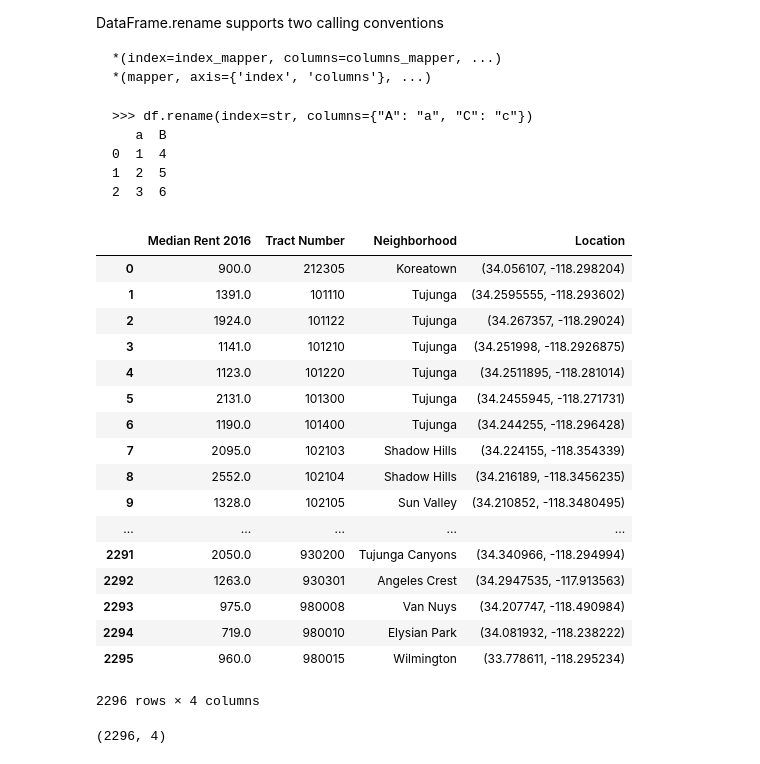
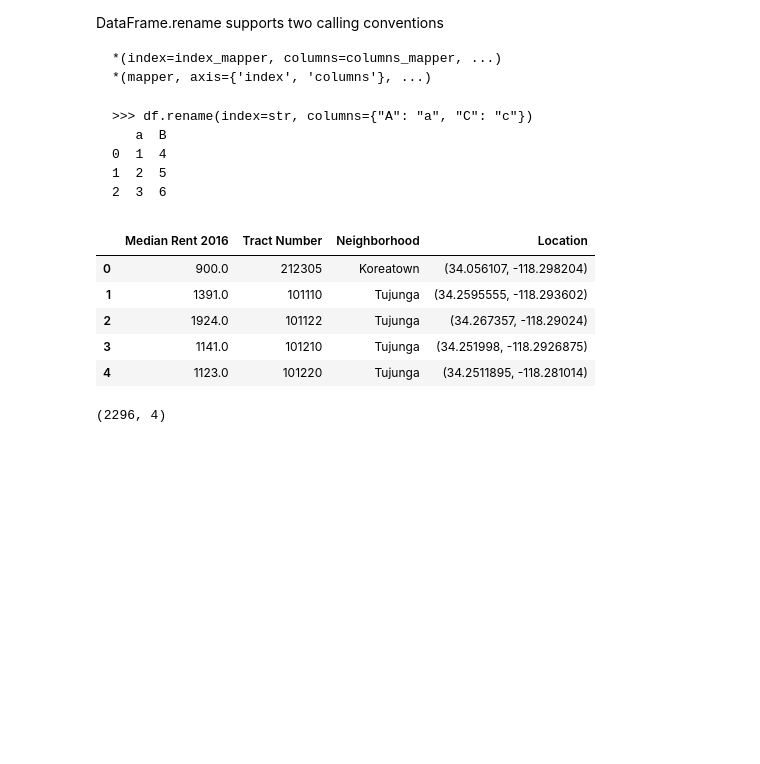
Before and after one commit to RandallPark/USCGroupProj, a Jupyter notebook: Housing/HousingNotebook.ipynb, the cells around one changed output. Cells and saved outputs as stored; diff of their text form; code cells hidden in the pictures; blank space fills up the shorter version.

```diff
--- a/Housing/HousingNotebook.ipynb
+++ b/Housing/HousingNotebook.ipynb
@@ -74,46 +72,30 @@ DataFrame.rename supports two calling conventions
 # %%
 #Create DataFrame with just 2016(most recent) data
 housing_2016 = housing_data[housing_data.Date == '01/01/2016']
 
 housing_2016 = housing_2016.dropna(subset=['Amount'])
-
-
 
 #Reset index for new DF
 housing_2016 = housing_2016.reset_index()
 
 #Drop column created by old index
 housing_2016 = housing_2016.drop('index', axis=1)
 
 #Drop column not relevant.
 housing_2016 = housing_2016.drop(['Policy Area','Year','Variable','Dataset', 'Tract', 'Row ID', 'Date', 'GEOID' ], axis=1)
 
 #Rename column
 housing_2016= housing_2016.rename(columns = {'Amount': 'Median Rent 2016'})
 
-
-
-housing_2016
+housing_2016.head()
 #by_neighborhood = housing_data.goupby
 # %% [output]
 |  | Median Rent 2016 | Tract Number | Neighborhood | Location |
 | 0 | 900.0 | 212305 | Koreatown | (34.056107, -118.298204) |
 | 1 | 1391.0 | 101110 | Tujunga | (34.2595555, -118.293602) |
 | 2 | 1924.0 | 101122 | Tujunga | (34.267357, -118.29024) |
 | 3 | 1141.0 | 101210 | Tujunga | (34.251998, -118.2926875) |
 | 4 | 1123.0 | 101220 | Tujunga | (34.2511895, -118.281014) |
-| 5 | 2131.0 | 101300 | Tujunga | (34.2455945, -118.271731) |
-| 6 | 1190.0 | 101400 | Tujunga | (34.244255, -118.296428) |
-| 7 | 2095.0 | 102103 | Shadow Hills | (34.224155, -118.354339) |
-| 8 | 2552.0 | 102104 | Shadow Hills | (34.216189, -118.3456235) |
-| 9 | 1328.0 | 102105 | Sun Valley | (34.210852, -118.3480495) |
-| ... | ... | ... | ... | ... |
-| 2291 | 2050.0 | 930200 | Tujunga Canyons | (34.340966, -118.294994) |
-| 2292 | 1263.0 | 930301 | Angeles Crest | (34.2947535, -117.913563) |
-| 2293 | 975.0 | 980008 | Van Nuys | (34.207747, -118.490984) |
-| 2294 | 719.0 | 980010 | Elysian Park | (34.081932, -118.238222) |
-| 2295 | 960.0 | 980015 | Wilmington | (33.778611, -118.295234) |
-2296 rows × 4 columns
 # %%
 housing_2016.shape
 # %% [output]
```
Also changed, not shown: parts of 28 cells of this notebook, 8 other files.
